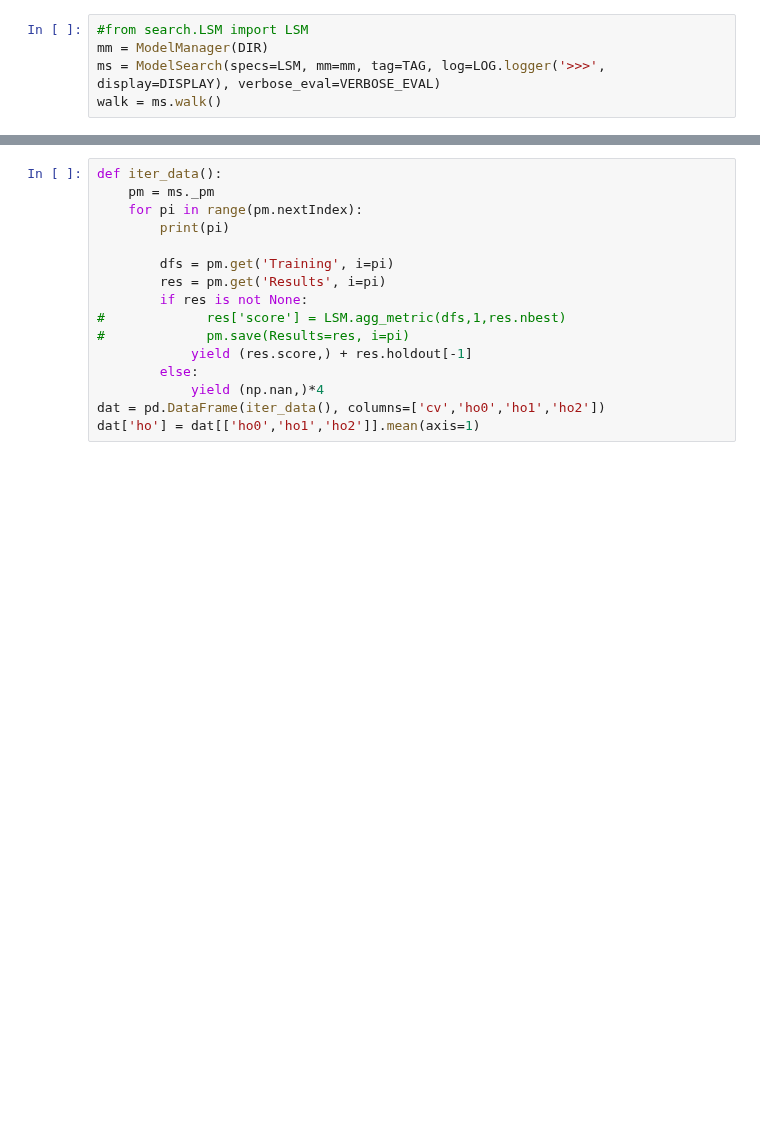
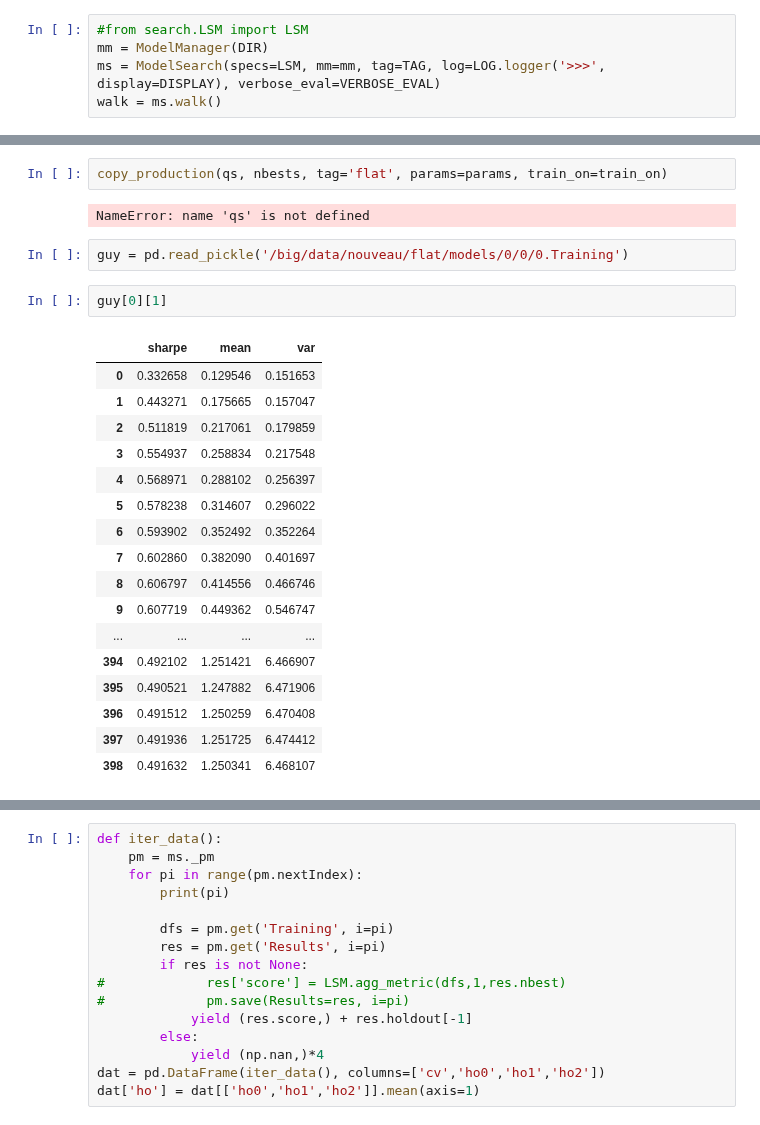
Before and after one commit to yumichael/two-sigma-financial-news, a Jupyter notebook: search/run-Solo.ipynb, the cells around one changed output, grey strips where cells are left out. Saved outputs shown, nothing was run; the diff lists cells and outputs as text; blank space fills up the shorter version.

```diff
--- a/search/run-Solo.ipynb
+++ b/search/run-Solo.ipynb
@@ -355,0 +479,26 @@ scores = (
+# %%
+copy_production(qs, nbests, tag='flat', params=params, train_on=train_on)
+# %% [output]
+NameError: name 'qs' is not defined
+# %%
+guy = pd.read_pickle('/big/data/nouveau/flat/models/0/0/0.Training')
+# %%
+guy[0][1]
+# %% [output]
+|  | sharpe | mean | var |
+| 0 | 0.332658 | 0.129546 | 0.151653 |
+| 1 | 0.443271 | 0.175665 | 0.157047 |
+| 2 | 0.511819 | 0.217061 | 0.179859 |
+| 3 | 0.554937 | 0.258834 | 0.217548 |
+| 4 | 0.568971 | 0.288102 | 0.256397 |
+| 5 | 0.578238 | 0.314607 | 0.296022 |
+| 6 | 0.593902 | 0.352492 | 0.352264 |
+| 7 | 0.602860 | 0.382090 | 0.401697 |
+| 8 | 0.606797 | 0.414556 | 0.466746 |
+| 9 | 0.607719 | 0.449362 | 0.546747 |
+| ... | ... | ... | ... |
+| 394 | 0.492102 | 1.251421 | 6.466907 |
+| 395 | 0.490521 | 1.247882 | 6.471906 |
+| 396 | 0.491512 | 1.250259 | 6.470408 |
+| 397 | 0.491936 | 1.251725 | 6.474412 |
+| 398 | 0.491632 | 1.250341 | 6.468107 |
```
Also changed, not shown: parts of 35 cells of this notebook, 1 other file.
